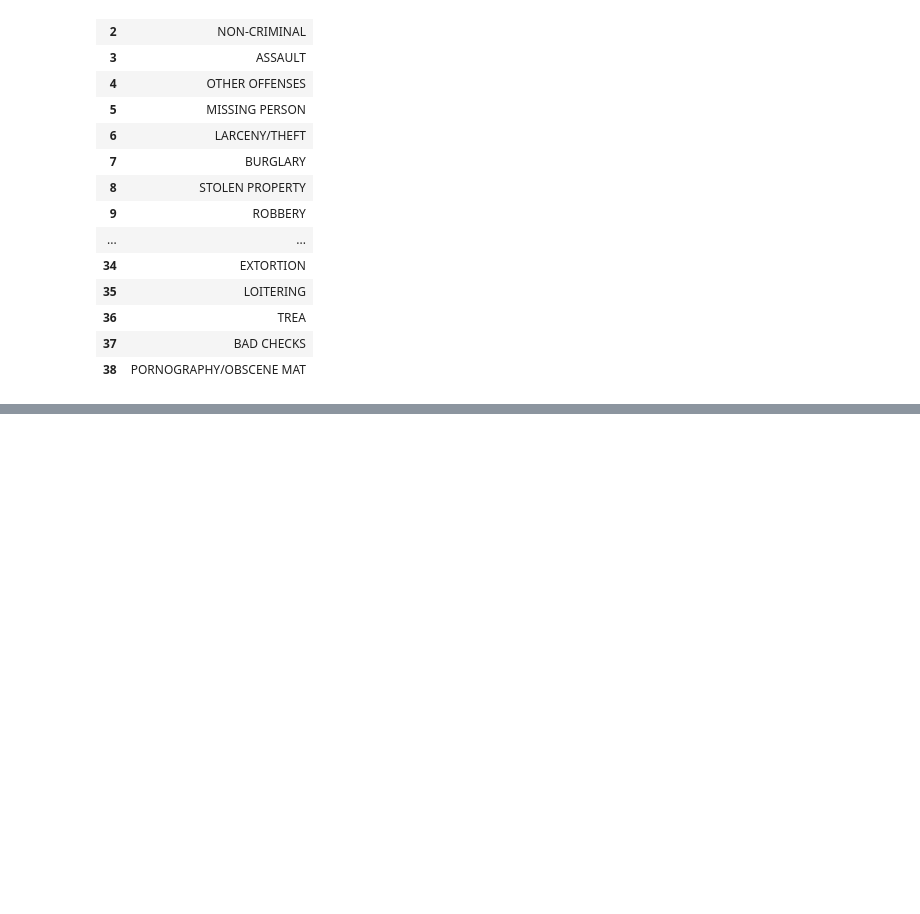
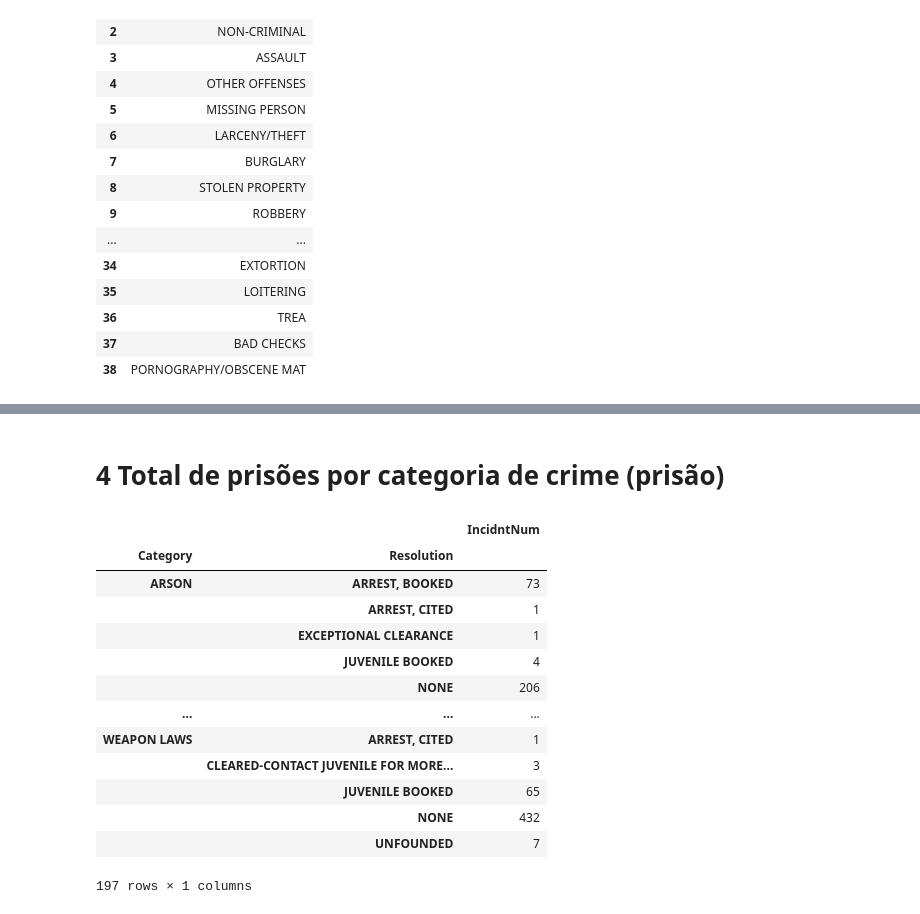
Before and after one commit to scarletjulia/san_francisco_crimes, a Jupyter notebook: San Francisco Crimes.ipynb, the cells around one changed output, grey strips where cells are left out. Cells and saved outputs as stored; diff of their text form; code cells hidden in the pictures; blank space fills up the shorter version.

```diff
--- a/San Francisco Crimes.ipynb
+++ b/San Francisco Crimes.ipynb
@@ -112,0 +187,19 @@ crime_types
+# %% [markdown]
+# 4 Total de prisões por categoria de crime (prisão)
+# %%
+dados[['IncidntNum', 'Category', 'Resolution']].groupby(['Category', 'Resolution']).count()
+# %% [output]
+|  |  | IncidntNum |
+| Category | Resolution |  |
+| ARSON | ARREST, BOOKED | 73 |
+|  | ARREST, CITED | 1 |
+|  | EXCEPTIONAL CLEARANCE | 1 |
+|  | JUVENILE BOOKED | 4 |
+|  | NONE | 206 |
+| ... | ... | ... |
+| WEAPON LAWS | ARREST, CITED | 1 |
+|  | CLEARED-CONTACT JUVENILE FOR MORE... | 3 |
+|  | JUVENILE BOOKED | 65 |
+|  | NONE | 432 |
+|  | UNFOUNDED | 7 |
+197 rows × 1 columns
```
Also changed, not shown: parts of 12 cells of this notebook.
